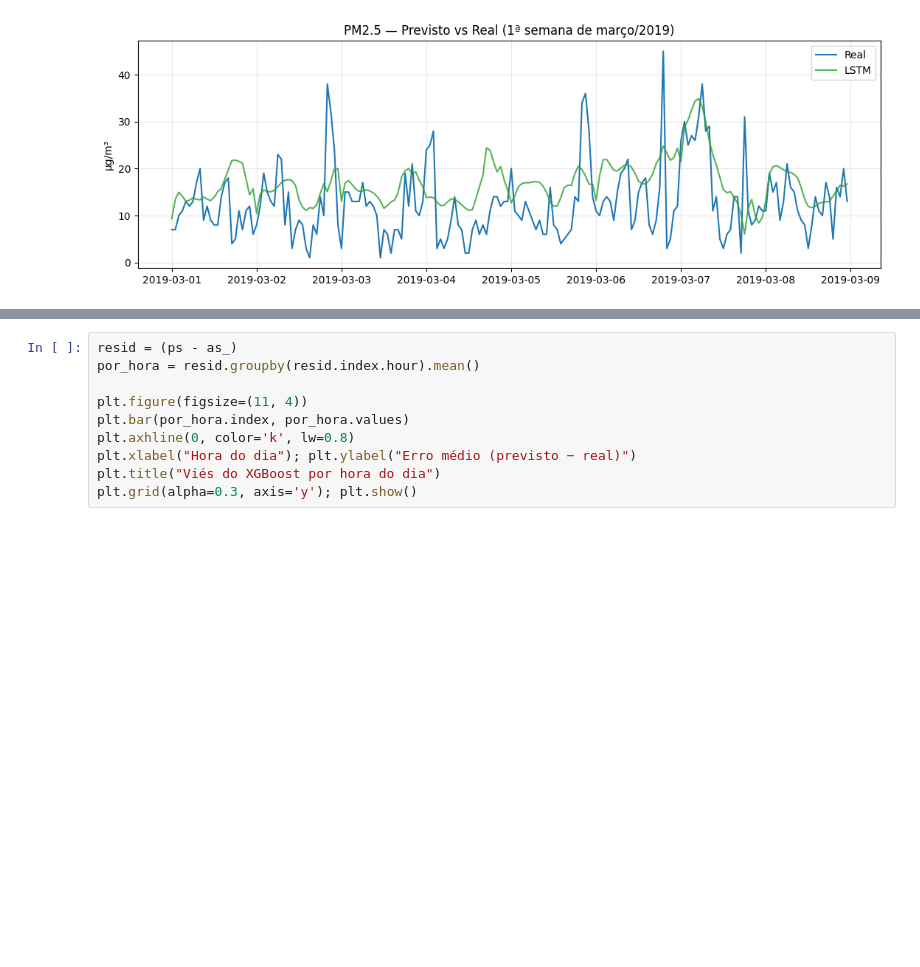
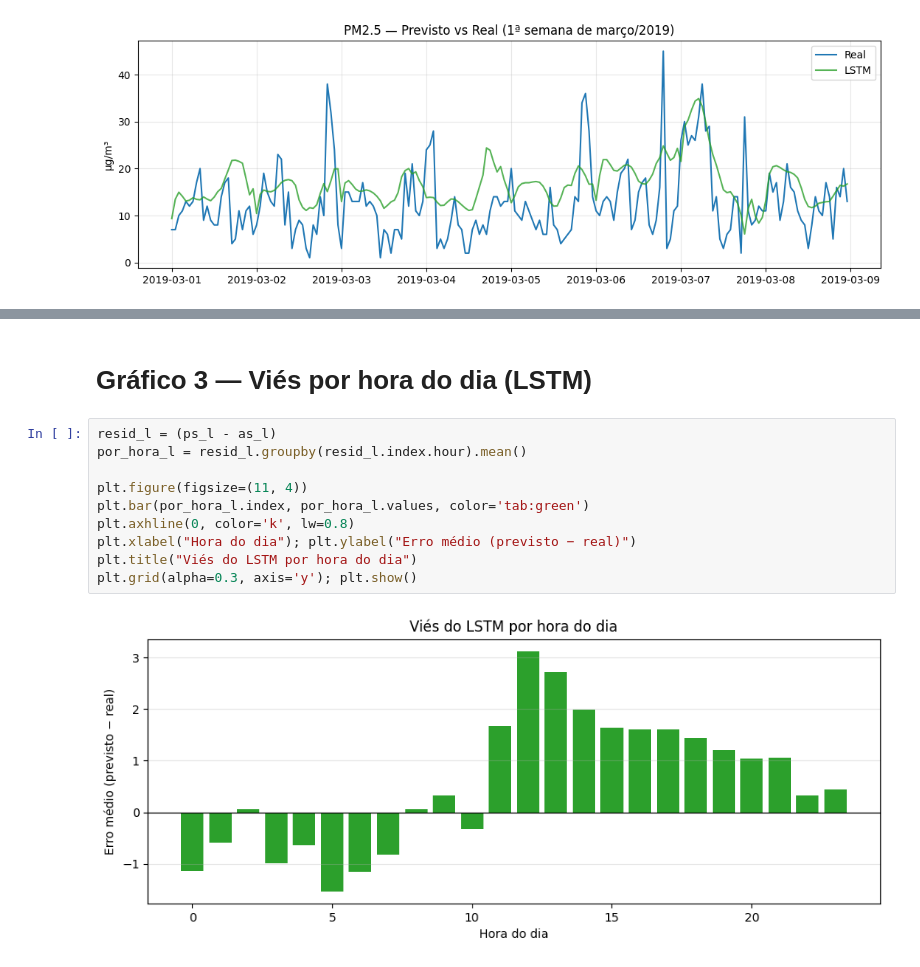
Before and after one commit to izabelcmn/respira_sp, a Jupyter notebook: notebook/Joao_darts.ipynb, the cells around one changed output, grey strips where cells are left out. Saved outputs shown, nothing was run; the diff lists cells and outputs as text; blank space fills up the shorter version.

Commit message:
DartLSTM + DartXGBoost

```diff
--- a/notebook/Joao_darts.ipynb
+++ b/notebook/Joao_darts.ipynb
@@ -324,10 +328,14 @@ plt.grid(alpha=0.3); plt.show()
+# %% [markdown]
+# Gráfico 3 — Viés por hora do dia (LSTM)
 # %%
-resid = (ps - as_)
-por_hora = resid.groupby(resid.index.hour).mean()
+resid_l = (ps_l - as_l)
+por_hora_l = resid_l.groupby(resid_l.index.hour).mean()
 
 plt.figure(figsize=(11, 4))
-plt.bar(por_hora.index, por_hora.values)
+plt.bar(por_hora_l.index, por_hora_l.values, color='tab:green')
 plt.axhline(0, color='k', lw=0.8)
 plt.xlabel("Hora do dia"); plt.ylabel("Erro médio (previsto − real)")
-plt.title("Viés do XGBoost por hora do dia")
+plt.title("Viés do LSTM por hora do dia")
 plt.grid(alpha=0.3, axis='y'); plt.show()
+# %% [output]
+[figure, added]
```
Also changed, not shown: parts of 7 cells of this notebook, 2 other files.
